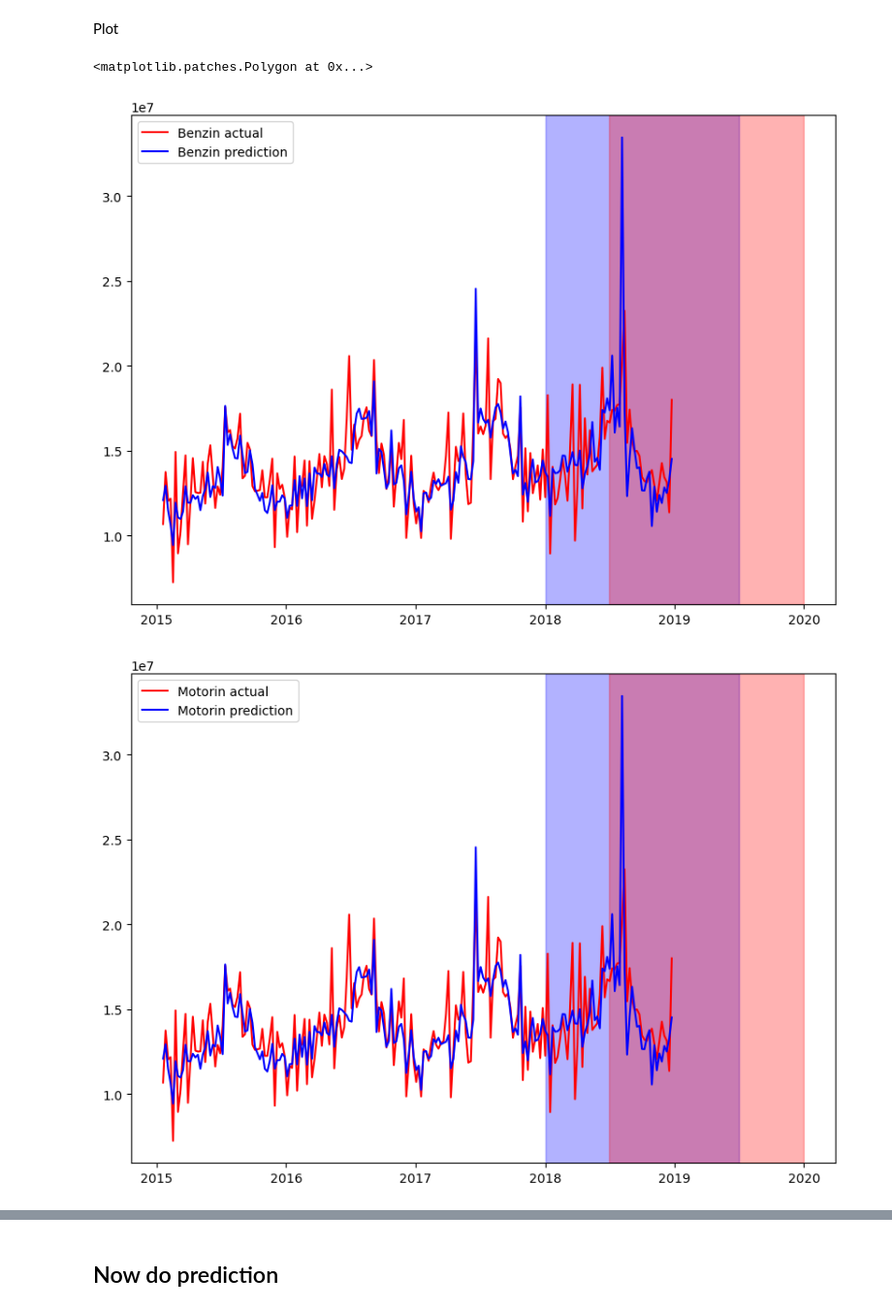
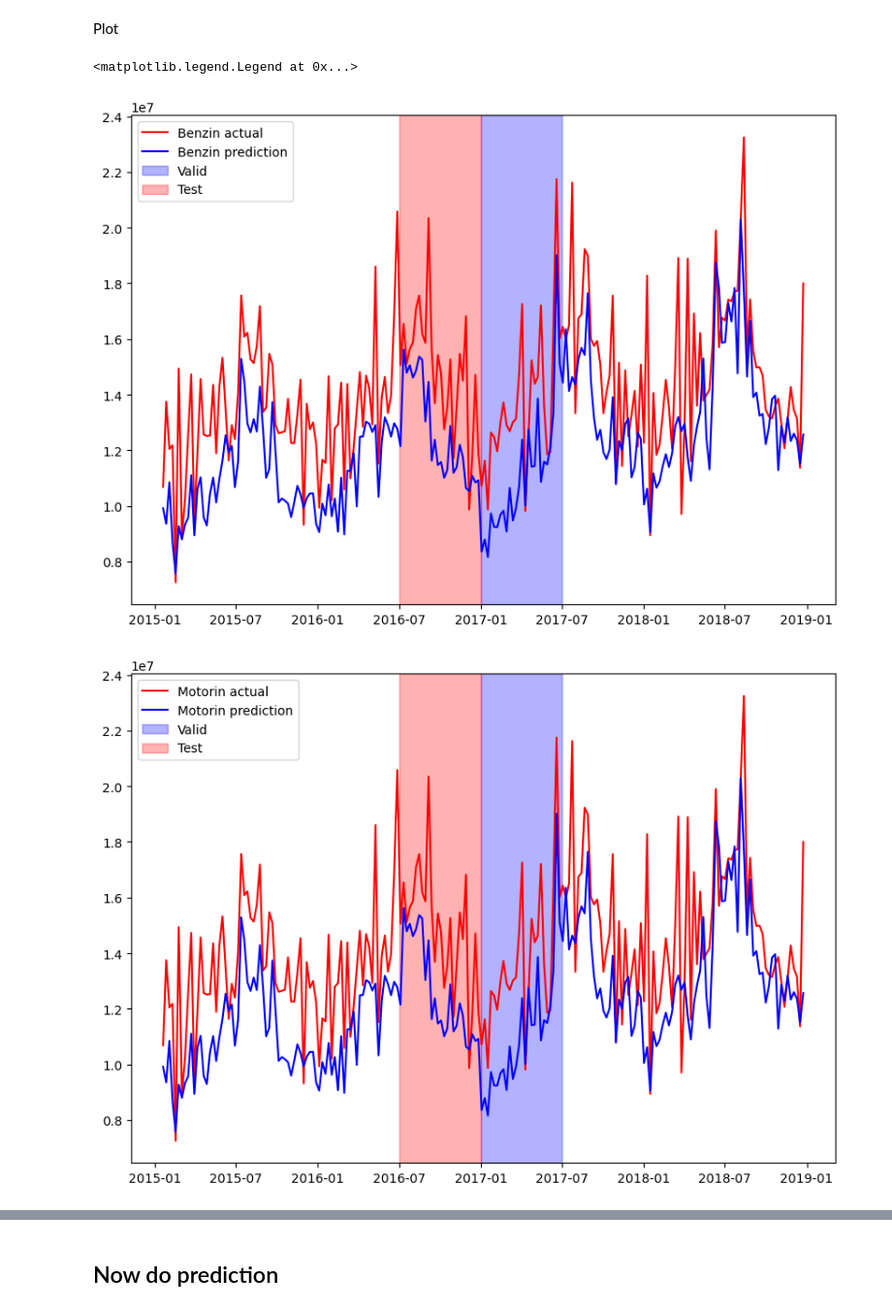
Before and after one commit to feyzijan/ShellDatathon, a Jupyter notebook: MLModels/NeuralNetSparse.ipynb, the cells around one changed output, grey strips where cells are left out. Shown at 97% size. Cells and saved outputs as stored; diff of their text form; code cells hidden in the pictures.

```diff
--- a/MLModels/NeuralNetSparse.ipynb
+++ b/MLModels/NeuralNetSparse.ipynb
@@ -77,3 +85,6 @@ def test_set_evalution(model, X_train, X_valid, y_train, y_valid,X_train_test,y_
     print("Train set evaluation:", model.evaluate(X_train,y_train))
     print("Valid set evaluation:", model.evaluate(X_valid,y_valid))
     print("Test set evaluation:", model.evaluate(X_train_test,y_train_test))
+# %%
+# SO we dont get errors
+df_train.loc[df_train["Litres"] == 0, "Litres"] = 0.01
@@ -87,17 +172,0 @@ Train Validation split
-# %%
-from sklearn.model_selection import train_test_split
-#X_train, X_valid, y_train, y_valid = train_test_split(X_train,y_train,test_size=0.1)
-
-# split the year 2018 into the validation set
-train_index = df_train[df_train.WeekStarting < '2018-01-01'].index
-valid_index = df_train[(df_train.WeekStarting >= '2018-01-01') & (df_train.WeekStarting <= '2018-07-01')].index
-test_index = df_train[df_train.WeekStarting > '2018-07-01'].index
-
-X_valid= X_train[X_train.index.isin(valid_index)]
-y_valid = y_train[y_train.index.isin(valid_index)]
-
-X_train_test = X_train[X_train.index.isin(test_index)]
-y_train_test = y_train[y_train.index.isin(test_index)]
-
-X_train = X_train[X_train.index.isin(train_index)]
-y_train = y_train[y_train.index.isin(train_index)]
@@ -115,12 +180,13 @@ model = Sequential()
 
 # hidden layers
 
-model.add(Dense(units=20, activation='relu', input_dim=n_input))
+model.add(Dense(units=30, activation='relu', input_dim=n_input))
+model.add(Dense(units=25,activation='relu'))
 model.add(Dense(units=20,activation='relu'))
 model.add(Dense(units=20,activation='relu'))
 model.add(Dense(units=20,activation='relu'))
-model.add(Dense(units=20,activation='relu'))
-
+model.add(Dense(units=15,activation='relu'))
+model.add(Dense(units=10,activation='relu'))
 
 # final layer
 model.add(Dense(units=1,activation='relu'))
@@ -130,10 +196,10 @@ model.add(Dense(units=1,activation='relu'))
 #opt = SGD(learning_rate=0.1, momentum=0.9)
 
 # Compile model
-#model.compile(loss="MeanSquaredLogarithmicError", optimizer='adam',metrics=["MeanSquaredLogarithmicError","MeanSquaredError"])
-model.compile(loss="MeanSquaredError", optimizer='adam',metrics=["MeanSquaredLogarithmicError","RootMeanSquaredError"])
+model.compile(loss="MeanSquaredLogarithmicError", optimizer='SGD',metrics=["RootMeanSquaredError"])
+#model.compile(loss="MeanSquaredError", optimizer='adam',metrics=["MeanSquaredLogarithmicError","RootMeanSquaredError"])
 # Train NN
 early_stopping = EarlyStopping(monitor='val_loss', mode='min', patience=10, restore_best_weights=True)
-history = model.fit(X_train, y_train, epochs=100, batch_size = 512,validation_data=(X_valid,y_valid), verbose=1,callbacks=[early_stopping])
+history = model.fit(X_train, y_train, epochs=100, batch_size = 64,validation_data=(X_valid,y_valid), verbose=1,callbacks=[early_stopping])
 # %% [output]
 Epoch 1/100
@@ -235,40 +280,42 @@ df1.reset_index(inplace=True)
 benzin_sales_actual = df1["Litres(actual)"]
 benzin_sales_pred = df1["Litres(predicted)"]
 dates = df1["WeekStarting"]
 
 ax.plot(dates,benzin_sales_actual,color='r',label="Benzin actual")
 ax.plot(dates,benzin_sales_pred,color='b',label="Benzin prediction")
 ax.legend()
 
 # highlight a time range
-ax.axvspan("2018-01-01", "2019-07-01", color="blue", alpha=0.3)
-ax.axvspan("2018-07-01", "2019-12-30", color="red", alpha=0.3)
+ax.axvspan(valid_date_1, valid_date_2, color="blue", alpha=0.3,label="Valid")
+ax.axvspan(test_date_1, test_date_2, color="red", alpha=0.3,label="Test")
+ax.legend()
 
 #Motorin
 fig, ax = plt.subplots()
 fig.set_size_inches(10, 7, forward=True)
 
 df2 = df[df["Motorin"] == 1]
 df2 = df2.groupby(by=["WeekStarting"],axis=0).sum()
 df2.reset_index(inplace=True)
 
 motorin_sales_actual = df2["Litres(actual)"]
 motorin_sales_pred = df2["Litres(predicted)"]
 dates = df2["WeekStarting"]
 
 ax.plot(dates,benzin_sales_actual,color='r',label="Motorin actual")
 ax.plot(dates,benzin_sales_pred,color='b',label="Motorin prediction")
 ax.legend()
 
 # highlight a time range
-ax.axvspan("2018-01-01", "2019-07-01", color="blue", alpha=0.3)
-ax.axvspan("2018-07-01", "2019-12-30", color="red", alpha=0.3)
+ax.axvspan(valid_date_1, valid_date_2, color="blue", alpha=0.3,label="Valid")
+ax.axvspan(test_date_1, test_date_2, color="red", alpha=0.3,label="Test")
+ax.legend()
 
 #plt.plot(dates,motorin_sales/4.2)
 # %% [output]
-<matplotlib.patches.Polygon at 0x...>
+<matplotlib.legend.Legend at 0x...>
-[figure, old version]
+[figure, new version]
-[figure, old version]
+[figure, new version]
 # %%
 model.summary()
 # %% [output]
```
Also changed, not shown: parts of 25 cells of this notebook, 19 other files.
